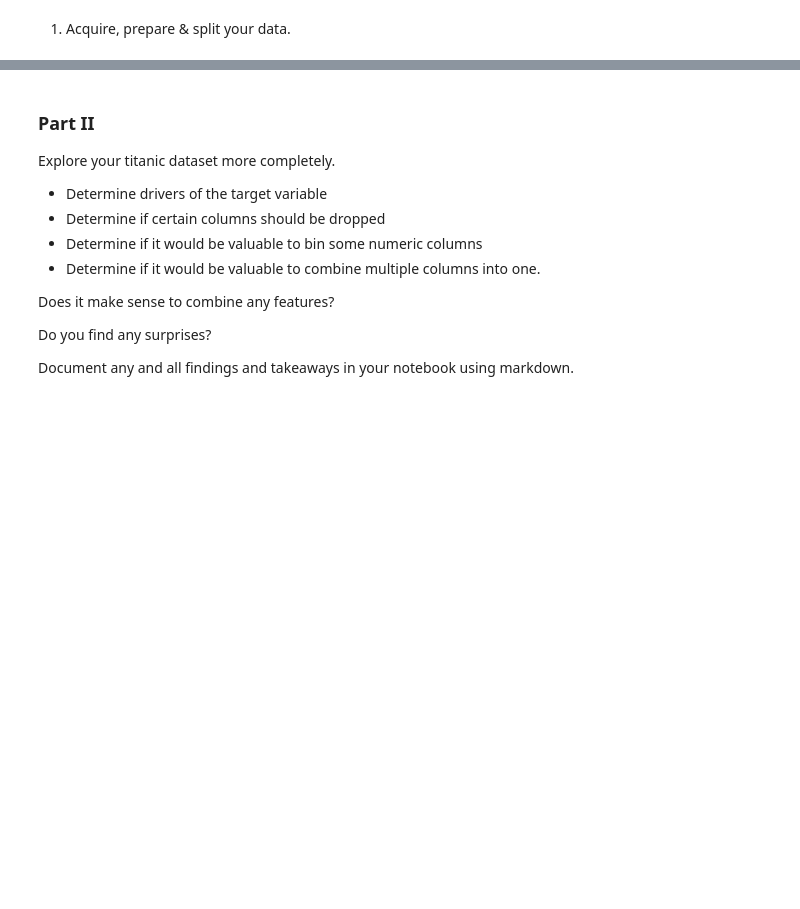
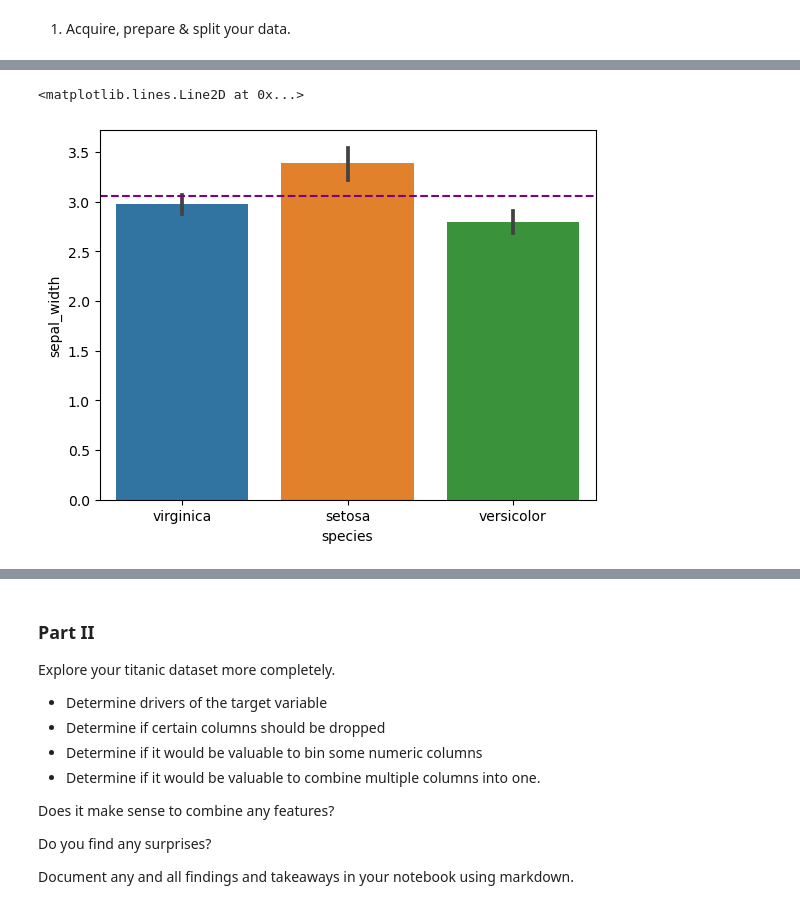
Before and after one commit to stephen-c-perry/classification-exercises, a Jupyter notebook: classification_exercises.ipynb, the cells around one changed output, grey strips where cells are left out. Drawn from its saved outputs; the diff is of its cells as text; code cells hidden in the pictures; blank space fills up the shorter version.

```diff
--- a/classification_exercises.ipynb
+++ b/classification_exercises.ipynb
@@ -913,0 +1037,7 @@ train_telco.size, validate_telco.size, test_telco.size
+# %%
+sns.barplot(x = 'species', y = 'sepal_width', data = train_iris)
+mean_sepal_width = train_iris.sepal_width.mean()
+plt.axhline(mean_sepal_width, label = 'Mean Sepal Width', color = 'purple', linestyle = '--')
+# %% [output]
+<matplotlib.lines.Line2D at 0x...>
+[figure, added]
```
Also changed, not shown: parts of 26 cells of this notebook.
